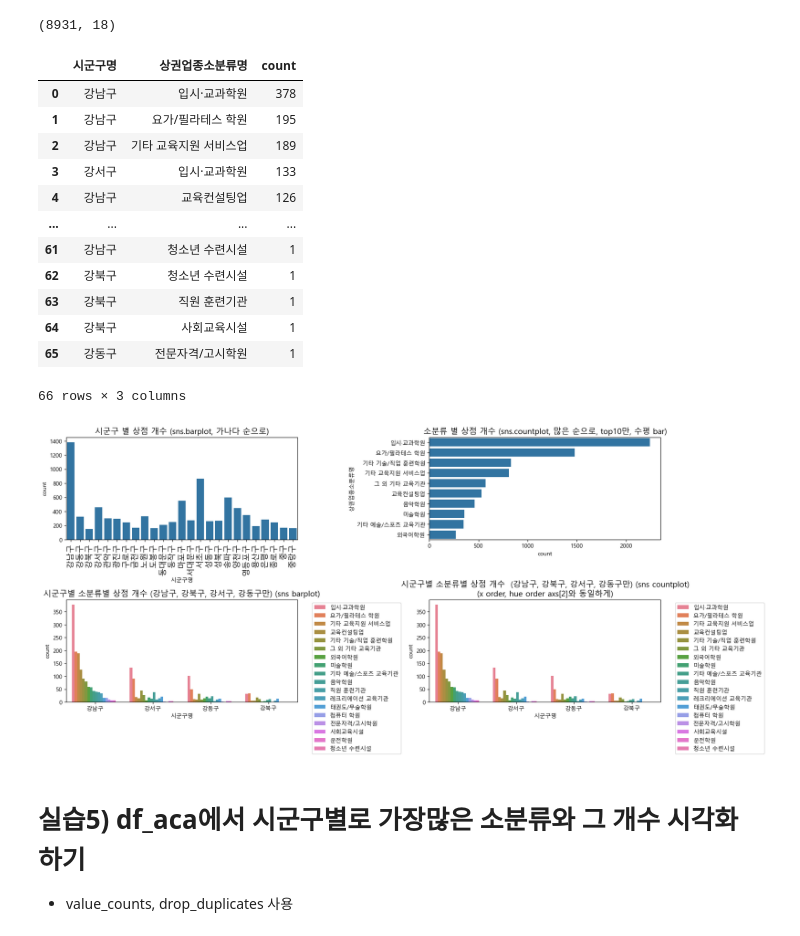
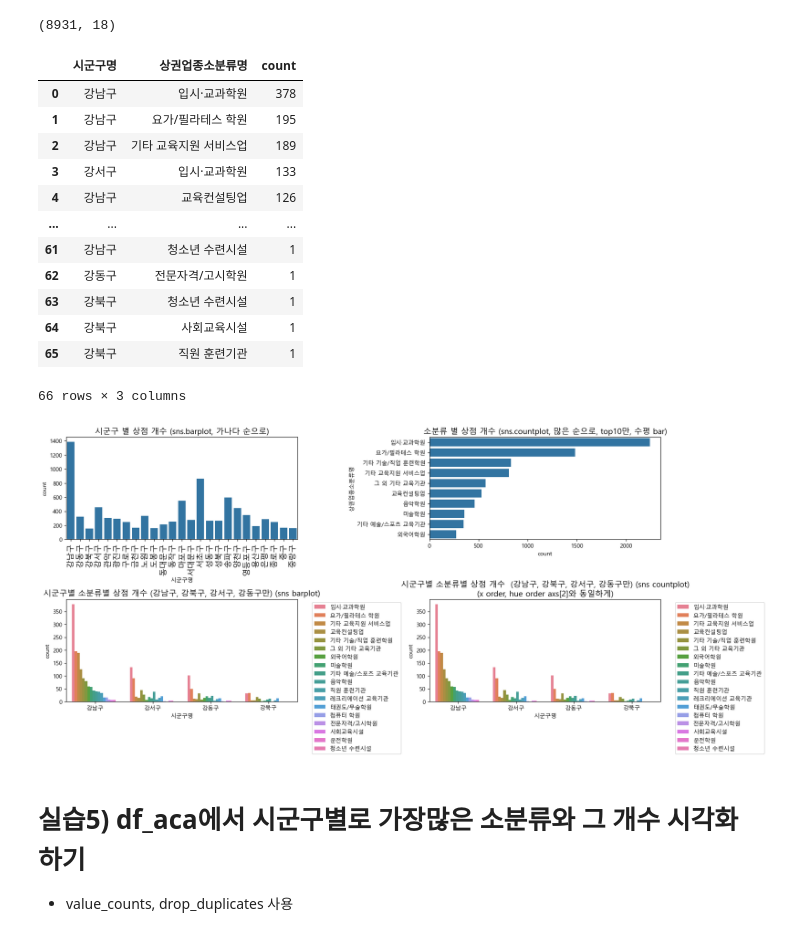
Before and after one commit to Woochang4862/USW-Public-Data-Analysis, a Jupyter notebook: pda_11w/2025_공공데이터분석_11w.ipynb, the cells around one changed output. Drawn from its saved outputs; the diff is of its cells as text; code cells hidden in the pictures.

```diff
--- a/pda_11w/2025_공공데이터분석_11w.ipynb
+++ b/pda_11w/2025_공공데이터분석_11w.ipynb
@@ -161,37 +176,51 @@ df_aca.shape
 fig=plt.figure(figsize=(18,8),dpi=100)
 axs=fig.subplots(2,2).flatten()
 
 _=axs[0].set_title('시군구 별 상점 개수 (sns.barplot, 가나다 순으로)', fontsize=14)
 # 코드작성
+sr2=df_aca['시군구명'].value_counts().sort_index()
+_=sns.barplot(sr2, ax=axs[0])
+_=axs[0].tick_params(axis='x', rotation=90, labelsize=14)
 
 _=axs[1].set_title('소분류 별 상점 개수 (sns.countplot, 많은 순으로, top10만, 수평 bar)', fontsize=14)
 # 코드작성
+ind_order=df_aca['상권업종소분류명'].value_counts().head(10).index
+_=sns.countplot(data=df_aca, y='상권업종소분류명', order=ind_order, ax=axs[1])
 
 ## df_aca_4gu
 df_aca_4gu=df_aca.loc[df_aca['시군구명'].isin(['강남구', '강북구', '강서구', '강동구'])]
 
 _=axs[2].set_title('시군구별 소분류별 상점 개수 (강남구, 강북구, 강서구, 강동구만) (sns barplot)', fontsize=14)
 # 코드작성
+df2=df_aca_4gu[['시군구명','상권업종소분류명']].value_counts().reset_index()
+df2
+_=sns.barplot(data=df2, x='시군구명', y='count', hue='상권업종소분류명',ax=axs[2])
 _=axs[2].legend(bbox_to_anchor=(1.05,1),loc=2)
 
 _=axs[3].set_title('시군구별 소분류별 상점 개수  (강남구, 강북구, 강서구, 강동구만) (sns countplot)\n(x order, hue order axs[2]와 동일하게)', fontsize=14)
 # 코드작성
+handles, hue_labels = axs[2].get_legend_handles_labels()
+xtick_labels = [tick.get_text() for tick in axs[2].get_xticklabels()]
+
+_=sns.countplot(data=df_aca_4gu, x='시군구명',hue='상권업종소분류명',
+                order=xtick_labels, hue_order=hue_labels,
+                ax=axs[3])
 _=axs[3].legend(bbox_to_anchor=(1.05,1),loc=2)
 
 fig.tight_layout()
 # %% [output]
 |  | 시군구명 | 상권업종소분류명 | count |
 | 0 | 강남구 | 입시·교과학원 | 378 |
 | 1 | 강남구 | 요가/필라테스 학원 | 195 |
 | 2 | 강남구 | 기타 교육지원 서비스업 | 189 |
 | 3 | 강서구 | 입시·교과학원 | 133 |
 | 4 | 강남구 | 교육컨설팅업 | 126 |
 | ... | ... | ... | ... |
 | 61 | 강남구 | 청소년 수련시설 | 1 |
-| 62 | 강북구 | 청소년 수련시설 | 1 |
-| 63 | 강북구 | 직원 훈련기관 | 1 |
+| 62 | 강동구 | 전문자격/고시학원 | 1 |
+| 63 | 강북구 | 청소년 수련시설 | 1 |
 | 64 | 강북구 | 사회교육시설 | 1 |
-| 65 | 강동구 | 전문자격/고시학원 | 1 |
+| 65 | 강북구 | 직원 훈련기관 | 1 |
 66 rows × 3 columns
 [figure]
 # %% [markdown]
```
Also changed, not shown: parts of 7 cells of this notebook, 1 other file.
